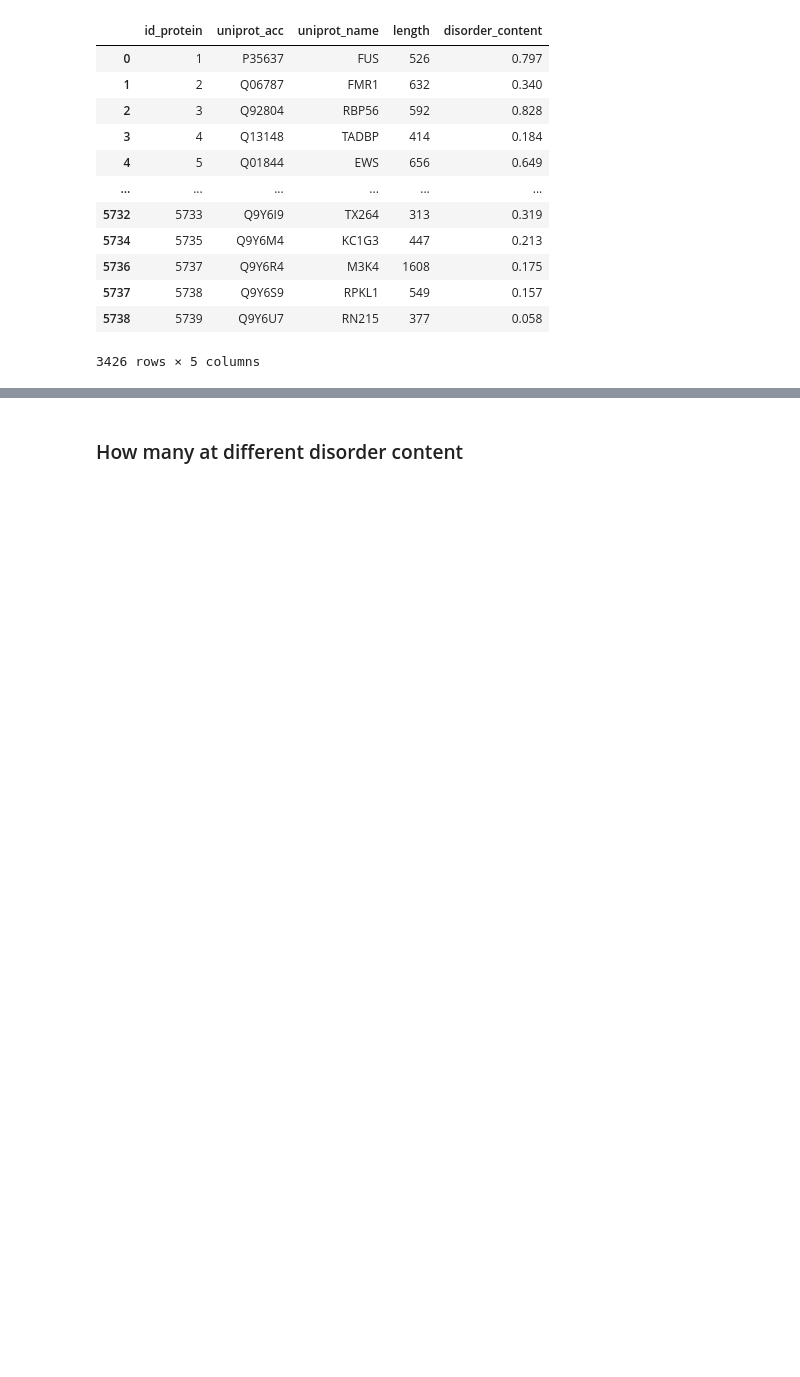
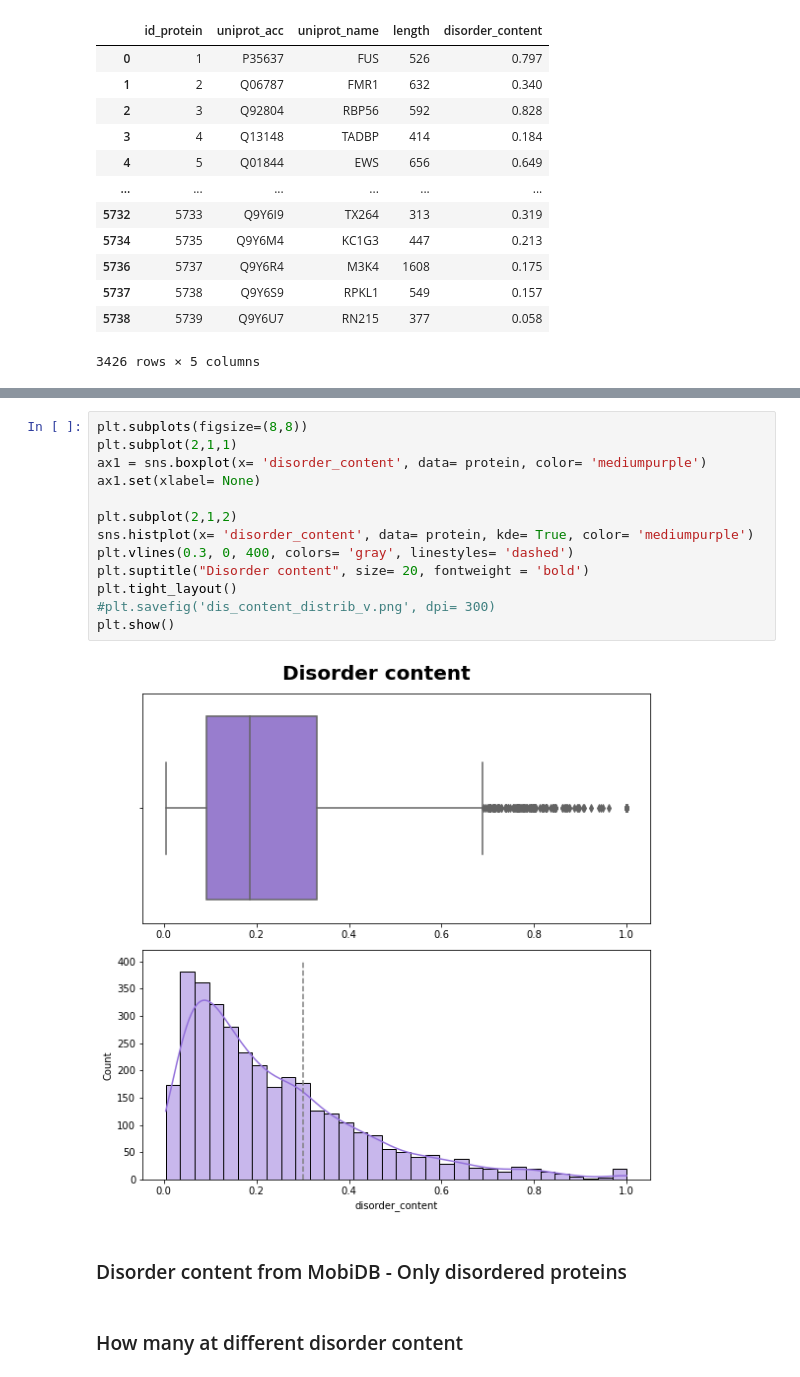
Before and after one commit to alvaro-2/mutations, a Jupyter notebook: scripts/training_idpfun_unsam/training_bootcamp.ipynb, the cells around one changed output, grey strips where cells are left out. Saved outputs shown, nothing was run; the diff lists cells and outputs as text; blank space fills up the shorter version.

```diff
--- a/scripts/training_idpfun_unsam/training_bootcamp.ipynb
+++ b/scripts/training_idpfun_unsam/training_bootcamp.ipynb
@@ -65,6 +108,23 @@ plt.savefig('dis_content_distrib.png', dpi= 300)
 plt.show()
 # %% [output]
 [figure]
+# %%
+plt.subplots(figsize=(8,8))
+plt.subplot(2,1,1)
+ax1 = sns.boxplot(x= 'disorder_content', data= protein, color= 'mediumpurple')
+ax1.set(xlabel= None)
+
+plt.subplot(2,1,2)
+sns.histplot(x= 'disorder_content', data= protein, kde= True, color= 'mediumpurple')
+plt.vlines(0.3, 0, 400, colors= 'gray', linestyles= 'dashed')
+plt.suptitle("Disorder content", size= 20, fontweight = 'bold')
+plt.tight_layout()
+#plt.savefig('dis_content_distrib_v.png', dpi= 300)
+plt.show()
+# %% [output]
+[figure, added]
+# %% [markdown]
+### Disorder content from MobiDB - Only disordered proteins
 # %% [markdown]
 ### How many at different disorder content
 # %%
```
Also changed, not shown: parts of 6 cells of this notebook, 1 other file.
